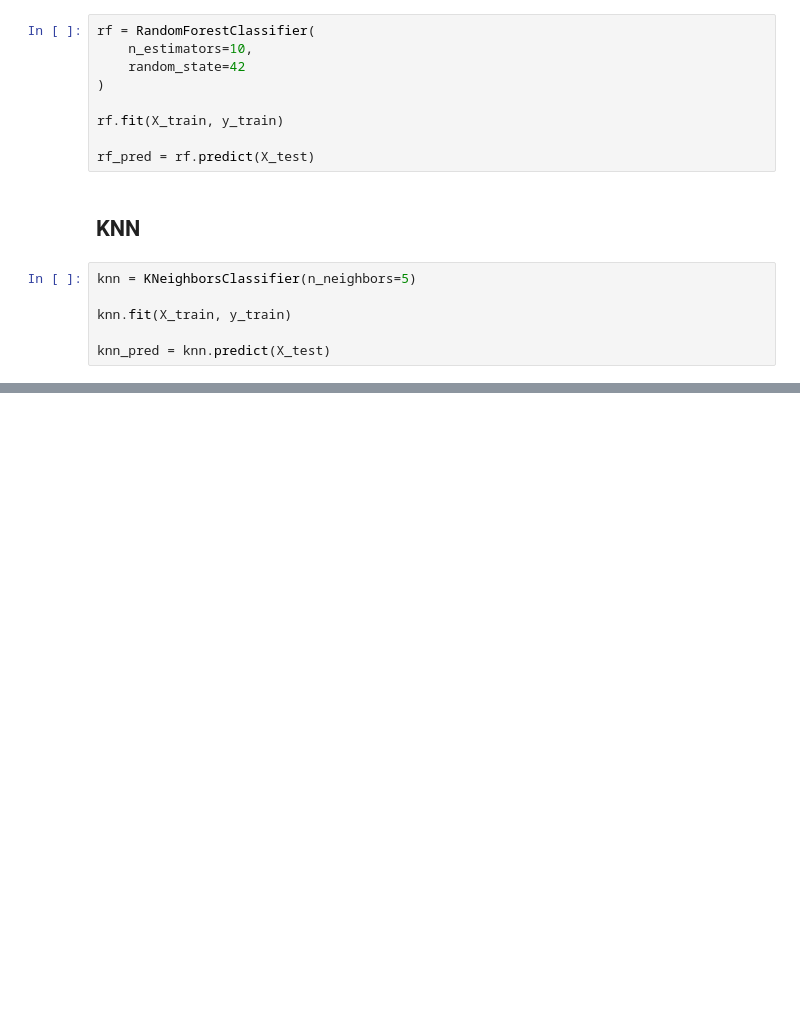
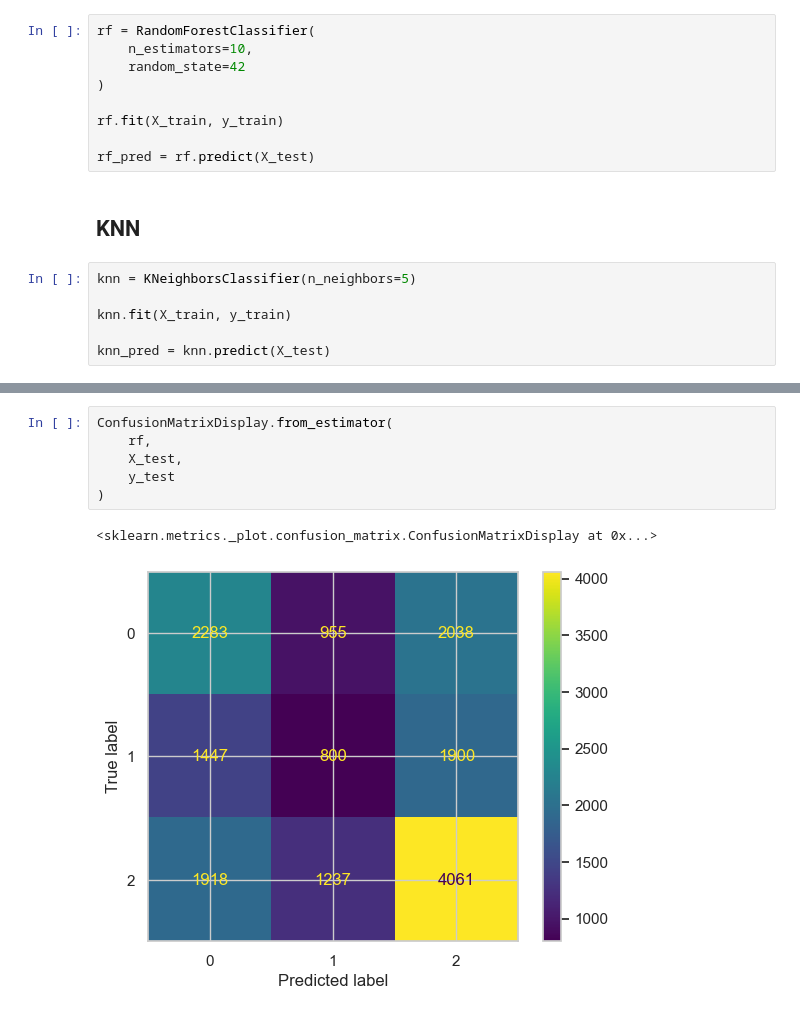
Before and after one commit to saraghafoury/Football_Match_Prediction, a Jupyter notebook: notebooks/Model_Training_and_Evaluation.ipynb, the cells around one changed output, grey strips where cells are left out. Saved outputs shown, nothing was run; the diff lists cells and outputs as text; blank space fills up the shorter version.

```diff
--- a/notebooks/Model_Training_and_Evaluation.ipynb
+++ b/notebooks/Model_Training_and_Evaluation.ipynb
@@ -120,0 +175,9 @@ knn_pred = knn.predict(X_test)
+# %%
+ConfusionMatrixDisplay.from_estimator(
+    rf,
+    X_test,
+    y_test
+)
+# %% [output]
+<sklearn.metrics._plot.confusion_matrix.ConfusionMatrixDisplay at 0x...>
+[figure, added]
```
Also changed, not shown: parts of 8 cells of this notebook.
